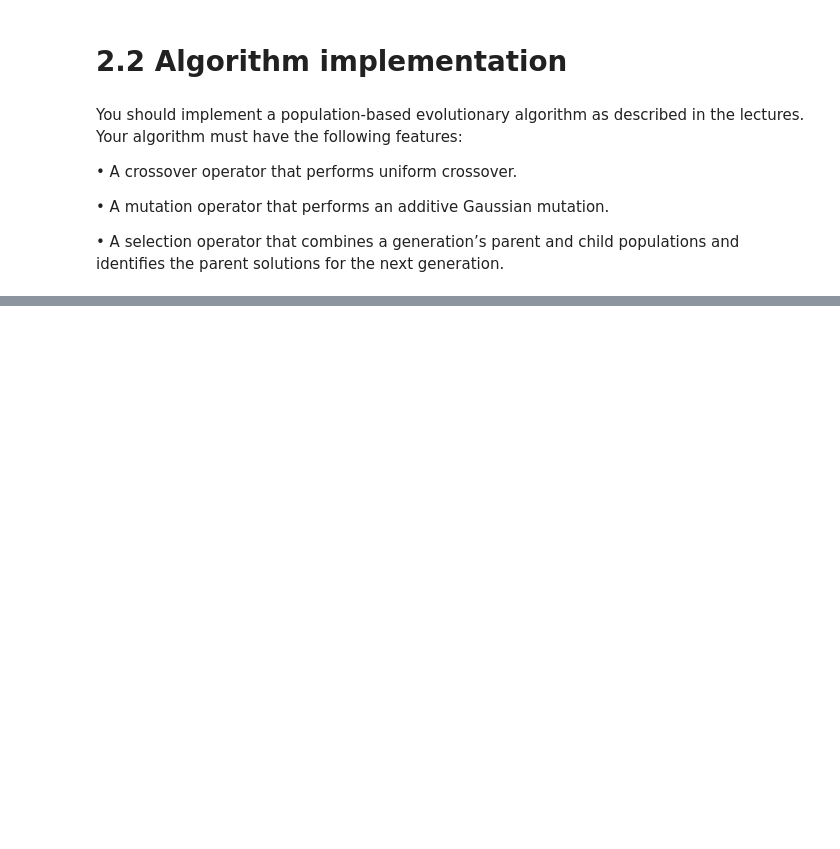
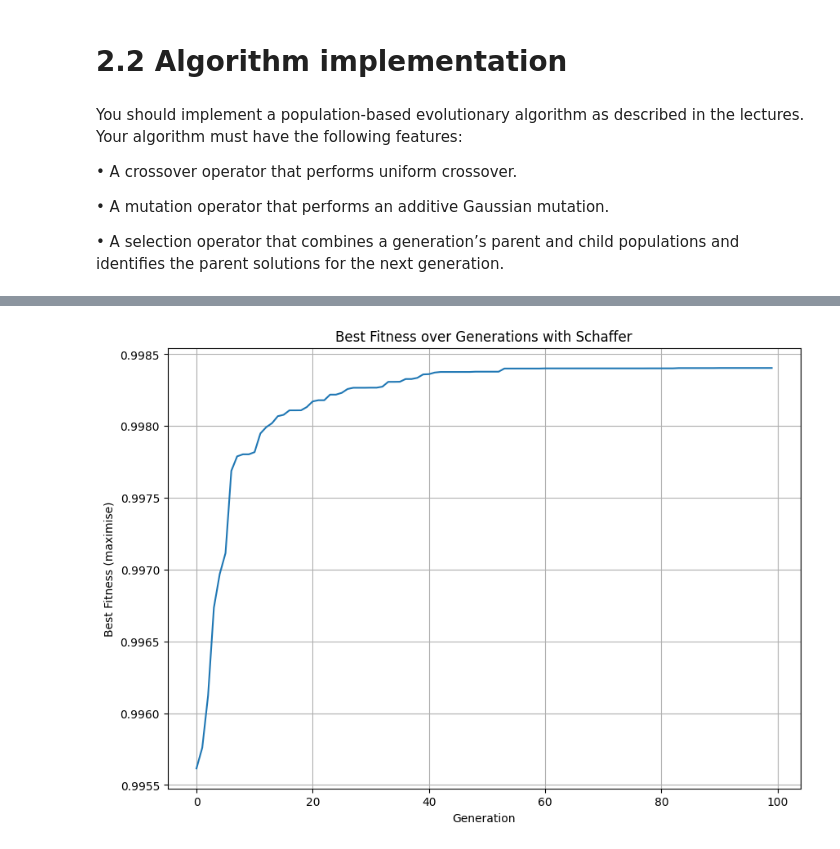
Before and after one commit to MxFrgsn/COMP2002_CW2, a Jupyter notebook: COMP2002.ipynb, the cells around one changed output, grey strips where cells are left out. Drawn from its saved outputs; the diff is of its cells as text; code cells hidden in the pictures; blank space fills up the shorter version.

Commit message:
made v2 of evolutionary algorithm call, this is prior to the person class changes

```diff
--- a/COMP2002.ipynb
+++ b/COMP2002.ipynb
@@ -993,7 +1001,5 @@ the parent solutions for the next generation.
 POPULATION_SIZE = 100
 CROSSOVER_PROBABILITY = 0.5
 MUTATION_PROBABILITY = 0.1
-GENERATION_LIMIT = 100
+GENERATION_LIMIT = 1000
 ELITE_COUNT = 5
-current_generation = 1
-population = []
@@ -1108,5 +1119,0 @@ experiment()
-# %%
-problemstrs = ["schafferFunction", "modifiedAckleyFunction", "easomFunction"]
-problems = [schafferFunction, modifiedAckleyFunction, easomFunction]
-for i in range(3):
-    experiment([problems[i]], [problemstrs[i]], RandomMutation())
@@ -1112,0 +1122,79 @@ for i in range(3):
+# %%
+# Creates population of random numbers between -5 and 5 with a D of 2
+def createPopulation(func):
+    return [Person(np.random.uniform(-5, 5), np.random.uniform(-5, 5), func) for i in range(POPULATION_SIZE)]
+
+# Selection operator
+def selection(population,current_generation,func):
+    # Sort population by fitness (descending order for maximization)
+    # population = sorted(population, key=lambda x: x.fitness, reverse=True)
+    # Sort population by fitness (ascending order for minimization)
+    population = sorted(population, key=lambda x: x.fitness)
+    new_population = population[:ELITE_COUNT]
+    while len(new_population) < POPULATION_SIZE:
+        parent1 = population[np.random.randint(0, POPULATION_SIZE)]
+        parent2 = population[np.random.randint(0, POPULATION_SIZE)]
+        child = parent1.uniform_crossover(parent2, func)
+        child.mutate()
+        child.fitness = func(child.getX(), child.getY())
+        new_population.append(child)
+    population[:] = new_population
+    current_generation += 1
+    return new_population
+
+def experiment(problem):
+    best_fitness = []
+    population = createPopulation(problem)
+    current_generation = 1
+    for generation in range(0, GENERATION_LIMIT):
+        population = selection(population, current_generation, problem)
+        for individual in population:
+            individual.fitness = problem(individual.getX(), individual.getY())
+        # Sort population by fitness (descending order for maximization)
+        #best_person = max(population, key=lambda x: x.fitness)
+        # Sort population by fitness (ascending order for minimization)
+        best_person = min(population, key=lambda x: x.fitness)
+        best_fitness.append(best_person.fitness)
+    return best_fitness
+
+def displayAverage(title,fitness):
+    fitness = np.array(fitness)
+    plt.figure(figsize=(10, 7))
+    plt.plot(fitness.mean(axis=0), label='Average Fitness')
+    plt.xlabel('Generation')
+    plt.ylabel('Best Fitness (maximise)')
+    plt.title('Best Fitness over Generations with ' + title)
+    plt.grid(True)
+    plt.savefig(f"Best_Fitness_{title}v2.pdf", bbox_inches="tight")
+    plt.show()
+
+#problems = [schafferFunction, modifiedAckleyFunction, easomFunction]
+#titles = ["Schaffer", "Ackley", "Easom"]
+POPULATION_SIZE = 100
+CROSSOVER_PROBABILITY = 0.5
+MUTATION_PROBABILITY = 0.4
+GENERATION_LIMIT = 100
+ELITE_COUNT = 5
+best_fitness_schaffer = []
+best_fitness_ackley = []
+best_fitness_easom = []
+
+for i in range(0,10):
+    best_fitness_schaffer.append(experiment(schafferFunction))
+    best_fitness_ackley.append(experiment(modifiedAckleyFunction))
+    best_fitness_easom.append(experiment(easomFunction))
+displayAverage("Schaffer",best_fitness_schaffer)
+displayAverage("Ackley",best_fitness_ackley)
+displayAverage("Easom",best_fitness_easom)
+
+# Random Parent Selection: You're still selecting parents randomly from the entire population (population[np.random.randint(0, POPULATION_SIZE)]).
+#  This doesn't provide any selection pressure, as fitter individuals are not more likely to be chosen. You need to implement a proper selection method
+# (e.g., tournament selection).
+# Population Replacement: You're replacing the entire population with the new_population in each generation (population[:] = new_population).
+# This is fine, but you should ensure that new_population is generated using an appropriate selection method.
+# Generation Increment: You're incrementing current_generation inside the selection function. This should be done in the experiment function, not selection.
+# Fitness Re-evaluation in experiment: You're re-evaluating the fitness of all individuals in the experiment function after calling selection.
+# This is redundant because you're already re-evaluating the fitness of the children in selection.
+# Graphs Still Show Maximization: The graphs you've provided still
+# %% [output]
+[figure, added]
```
Also changed, not shown: parts of 15 cells of this notebook, 20 other files.
